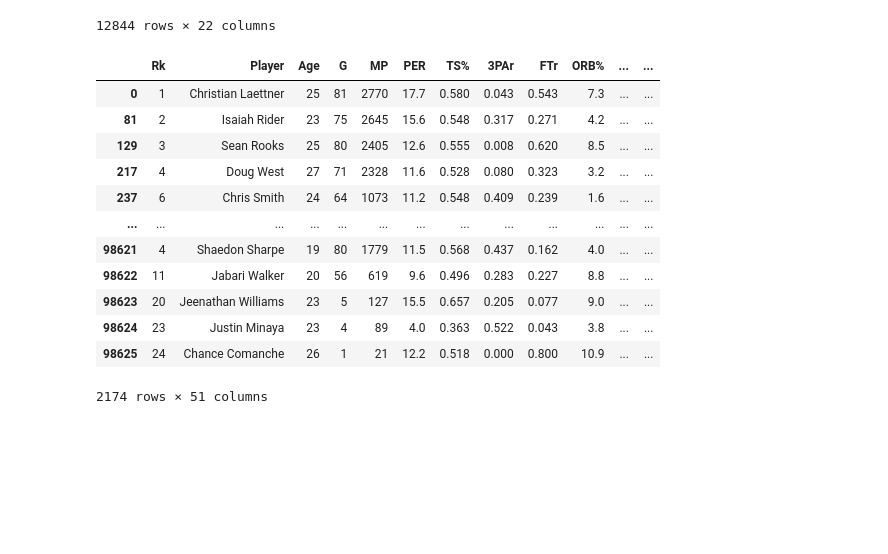
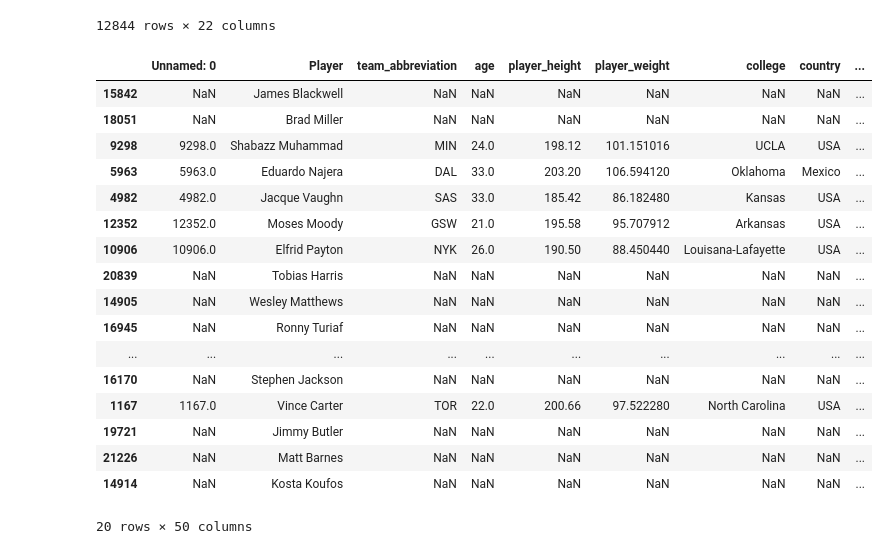
Before and after one commit to paulhji/team_gaap_project1, a Jupyter notebook: Practicing Merging Datasets.ipynb, the cells around one changed output. Saved outputs shown, nothing was run; the diff lists cells and outputs as text; code cells hidden in the pictures; blank space fills up the shorter version.

```diff
--- a/Practicing Merging Datasets.ipynb
+++ b/Practicing Merging Datasets.ipynb
@@ -25,3 +45,5 @@ data1
 | 12624 | 23 | Justin Minaya | 23 | 4 | 89 | 4.0 | 0.363 | 0.522 | 0.043 | 3.8 | ... | ... |
 | 12625 | 24 | Chance Comanche | 26 | 1 | 21 | 12.2 | 0.518 | 0.000 | 0.800 | 10.9 | ... | ... |
 12626 rows × 30 columns
+# %%
+data1["season"] = data1["season"].str.replace("/", "-")
@@ -46,22 +78,27 @@ data2
 # %%
 # merged_df = pd.merge(data1, data2, on=["Player"])
 
-merged_df = data2.merge(data1, on=["Player", "Season"], how="left")
+merged_df = data2.merge(data1, on=["Player", "season"], how="outer")
 
 # merged_df = merged_df.drop_duplicates(subset=["Player", "Season"]) -- try this if there are additional duplicates
 
-merged_df
+merged_df.sample(20)
 # %% [output]
-|  | Rk | Player | Age | G | MP | PER | TS% | 3PAr | FTr | ORB% | ... | ... |
-| 0 | 1 | Christian Laettner | 25 | 81 | 2770 | 17.7 | 0.580 | 0.043 | 0.543 | 7.3 | ... | ... |
-| 81 | 2 | Isaiah Rider | 23 | 75 | 2645 | 15.6 | 0.548 | 0.317 | 0.271 | 4.2 | ... | ... |
-| 129 | 3 | Sean Rooks | 25 | 80 | 2405 | 12.6 | 0.555 | 0.008 | 0.620 | 8.5 | ... | ... |
-| 217 | 4 | Doug West | 27 | 71 | 2328 | 11.6 | 0.528 | 0.080 | 0.323 | 3.2 | ... | ... |
-| 237 | 6 | Chris Smith | 24 | 64 | 1073 | 11.2 | 0.548 | 0.409 | 0.239 | 1.6 | ... | ... |
-| ... | ... | ... | ... | ... | ... | ... | ... | ... | ... | ... | ... | ... |
-| 98621 | 4 | Shaedon Sharpe | 19 | 80 | 1779 | 11.5 | 0.568 | 0.437 | 0.162 | 4.0 | ... | ... |
-| 98622 | 11 | Jabari Walker | 20 | 56 | 619 | 9.6 | 0.496 | 0.283 | 0.227 | 8.8 | ... | ... |
-| 98623 | 20 | Jeenathan Williams | 23 | 5 | 127 | 15.5 | 0.657 | 0.205 | 0.077 | 9.0 | ... | ... |
-| 98624 | 23 | Justin Minaya | 23 | 4 | 89 | 4.0 | 0.363 | 0.522 | 0.043 | 3.8 | ... | ... |
-| 98625 | 24 | Chance Comanche | 26 | 1 | 21 | 12.2 | 0.518 | 0.000 | 0.800 | 10.9 | ... | ... |
+|  | Unnamed: 0 | Player | team_abbreviation | age | player_height | player_weight | college | country | ... |
+| 15842 | NaN | James Blackwell | NaN | NaN | NaN | NaN | NaN | NaN | ... |
+| 18051 | NaN | Brad Miller | NaN | NaN | NaN | NaN | NaN | NaN | ... |
+| 9298 | 9298.0 | Shabazz Muhammad | MIN | 24.0 | 198.12 | 101.151016 | UCLA | USA | ... |
+| 5963 | 5963.0 | Eduardo Najera | DAL | 33.0 | 203.20 | 106.594120 | Oklahoma | Mexico | ... |
+| 4982 | 4982.0 | Jacque Vaughn | SAS | 33.0 | 185.42 | 86.182480 | Kansas | USA | ... |
+| 12352 | 12352.0 | Moses Moody | GSW | 21.0 | 195.58 | 95.707912 | Arkansas | USA | ... |
+| 10906 | 10906.0 | Elfrid Payton | NYK | 26.0 | 190.50 | 88.450440 | Louisana-Lafayette | USA | ... |
+| 20839 | NaN | Tobias Harris | NaN | NaN | NaN | NaN | NaN | NaN | ... |
+| 14905 | NaN | Wesley Matthews | NaN | NaN | NaN | NaN | NaN | NaN | ... |
+| 16945 | NaN | Ronny Turiaf | NaN | NaN | NaN | NaN | NaN | NaN | ... |
+| ... | ... | ... | ... | ... | ... | ... | ... | ... | ... |
+| 16170 | NaN | Stephen Jackson | NaN | NaN | NaN | NaN | NaN | NaN | ... |
+| 1167 | 1167.0 | Vince Carter | TOR | 22.0 | 200.66 | 97.522280 | North Carolina | USA | ... |
+| 19721 | NaN | Jimmy Butler | NaN | NaN | NaN | NaN | NaN | NaN | ... |
+| 21226 | NaN | Matt Barnes | NaN | NaN | NaN | NaN | NaN | NaN | ... |
+| 14914 | NaN | Kosta Koufos | NaN | NaN | NaN | NaN | NaN | NaN | ... |
-2174 rows × 51 columns
+20 rows × 50 columns
```
Also changed, not shown: parts of 4 cells of this notebook, 1 other file.
